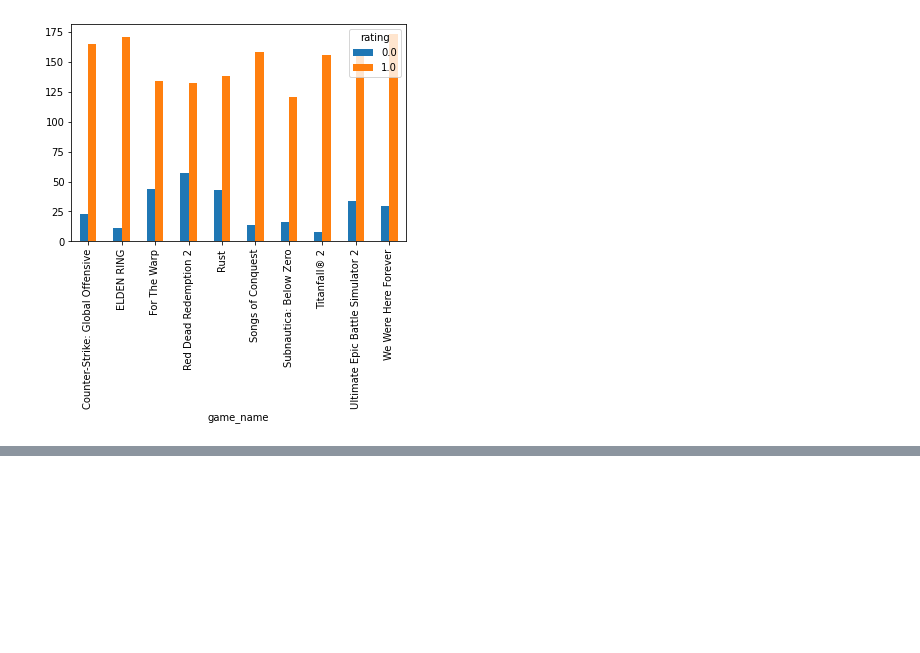
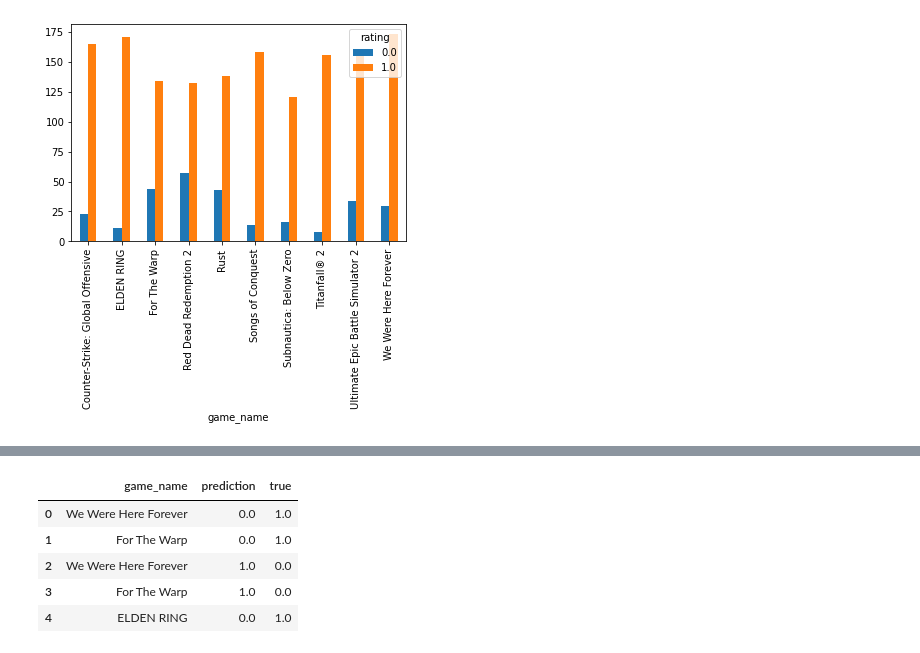
Before and after one commit to gremay/SMT_SteamAnalysis, a Jupyter notebook: sentiment_analysis.ipynb, the cells around one changed output, grey strips where cells are left out. Cells and saved outputs as stored; diff of their text form; code cells hidden in the pictures; blank space fills up the shorter version.

```diff
--- a/sentiment_analysis.ipynb
+++ b/sentiment_analysis.ipynb
@@ -153,11 +155,10 @@ XGBoostClassifier: Train score: 0.99 ; Validation score: 0.87
 # %%
-X_train = X_train_bigram_tf_idf #this had the best validation score (88%)
-
-# Phase 1: loss, learning rate and initial learning rate
-
+x_train_transformed = X_train_bigram_tf_idf #this had the best validation score (88%)
 clf = SGDClassifier()
 
 distributions = dict(
+    penalty=['l1', 'l2', 'elasticnet'],
+    alpha=uniform(loc=1e-6, scale=1e-4),
     loss=['hinge', 'log', 'modified_huber', 'squared_hinge', 'perceptron'],
     learning_rate=['optimal', 'invscaling', 'adaptive'],
     eta0=uniform(loc=1e-7, scale=1e-2)
@@ -167,9 +168,10 @@ random_search_cv = RandomizedSearchCV(
     estimator=clf,
     param_distributions=distributions,
     cv=5,
-    n_iter=100
+    n_iter=50,
+    n_jobs = -1,
 )
-random_search_cv.fit(X_train, y_train)
+random_search_cv.fit(x_train_transformed, y_train)
 print(f'Best params: {random_search_cv.best_params_}')
 print(f'Best score: {random_search_cv.best_score_}')
 # %% [output]
@@ -291,0 +266,26 @@ weighted avg       0.83      0.84      0.83       590
+# %%
+#let's see if there's games that get mispredicted more or less often
+games = reviews.game_name
+X_test.shape, y_pred.shape, y_test.shape
+
+game_names = []
+y_pred_list = []
+y_true_list = []
+
+for x, y_predictions, y_true in zip(X_test.game_name, y_pred, y_test):
+    if(y_predictions != y_true):
+        game_names.append(x)
+        y_pred_list.append(y_predictions)
+        y_true_list.append(y_true)
+
+d = {'game_name': game_names, 'prediction': y_pred_list, 'true': y_true_list}
+false_preds = pd.DataFrame(data=d)
+
+false_preds.head()
+# %% [output]
+|  | game_name | prediction | true |
+| 0 | We Were Here Forever | 0.0 | 1.0 |
+| 1 | For The Warp | 0.0 | 1.0 |
+| 2 | We Were Here Forever | 1.0 | 0.0 |
+| 3 | For The Warp | 1.0 | 0.0 |
+| 4 | ELDEN RING | 0.0 | 1.0 |
```
Also changed, not shown: parts of 11 cells of this notebook.
